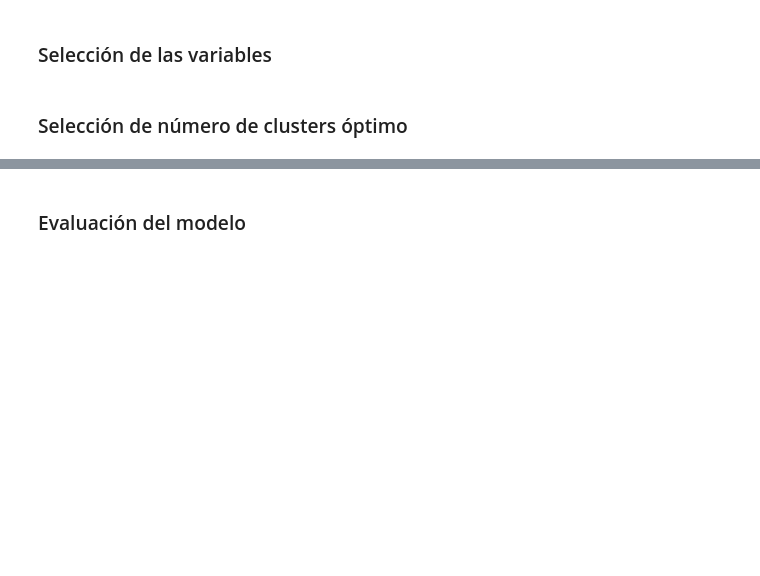
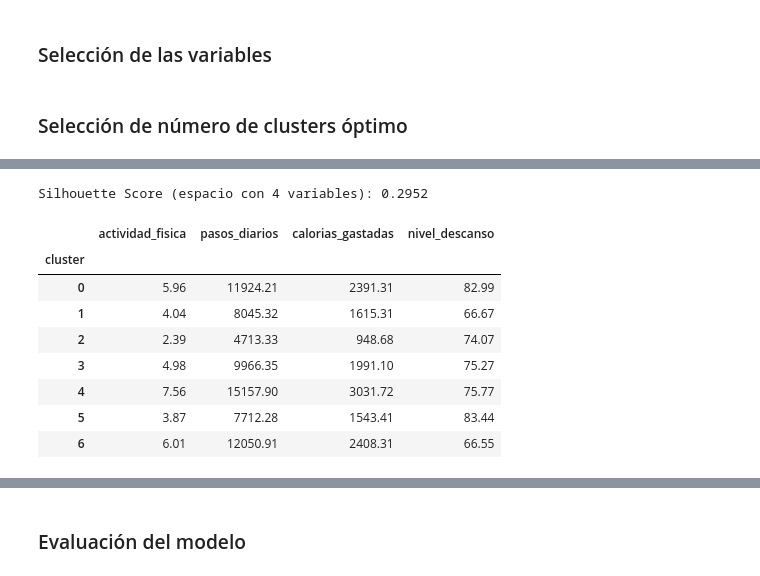
Before and after one commit to JuanYa1901/Evaluacion_4, a Jupyter notebook: 620454_Base_Entrega_Modelos_NO_Supervisados.ipynb, the cells around one changed output, grey strips where cells are left out. Cells and saved outputs as stored; diff of their text form; code cells hidden in the pictures; blank space fills up the shorter version.

```diff
--- a/620454_Base_Entrega_Modelos_NO_Supervisados.ipynb
+++ b/620454_Base_Entrega_Modelos_NO_Supervisados.ipynb
@@ -249,0 +284,40 @@ display(df_all_centroides)
+# %%
+# 1. Selección de variables
+features_4_vars = ['actividad_fisica', 'pasos_diarios', 'calorias_gastadas', 'nivel_descanso']
+X = df[features_4_vars].copy()
+
+# 2. Escalar
+scaler = StandardScaler()
+X_scaled = scaler.fit_transform(X)
+
+# 3. Entrenar modelo con k=7
+kmeans_model = KMeans(n_clusters=7, n_init=10, random_state=29)
+grupos = kmeans_model.fit_predict(X_scaled)
+df_4v['grupo'] = grupos
+
+# 4. Mostrar Silhouette Score
+silhouette_valor = silhouette_score(X_scaled, grupos)
+print(f"Silhouette Score (espacio con 4 variables): {silhouette_valor:.4f}")
+
+# 5. Centroides en escala original
+centroides_escalados = kmeans_model.cluster_centers_
+centroides_originales = scaler.inverse_transform(centroides_escalados)
+
+df_centroides = pd.DataFrame(centroides_originales, columns=features_4_vars)
+df_centroides['cluster'] = range(7)
+df_centroides.set_index('cluster', inplace=True)
+df_centroides = df_centroides.round(2)
+
+# Mostrar
+display(df_centroides)
+# %% [output]
+Silhouette Score (espacio con 4 variables): 0.2952
+|  | actividad_fisica | pasos_diarios | calorias_gastadas | nivel_descanso |
+| cluster |  |  |  |  |
+| 0 | 5.96 | 11924.21 | 2391.31 | 82.99 |
+| 1 | 4.04 | 8045.32 | 1615.31 | 66.67 |
+| 2 | 2.39 | 4713.33 | 948.68 | 74.07 |
+| 3 | 4.98 | 9966.35 | 1991.10 | 75.27 |
+| 4 | 7.56 | 15157.90 | 3031.72 | 75.77 |
+| 5 | 3.87 | 7712.28 | 1543.41 | 83.44 |
+| 6 | 6.01 | 12050.91 | 2408.31 | 66.55 |
```
Also changed, not shown: parts of 14 cells of this notebook.
